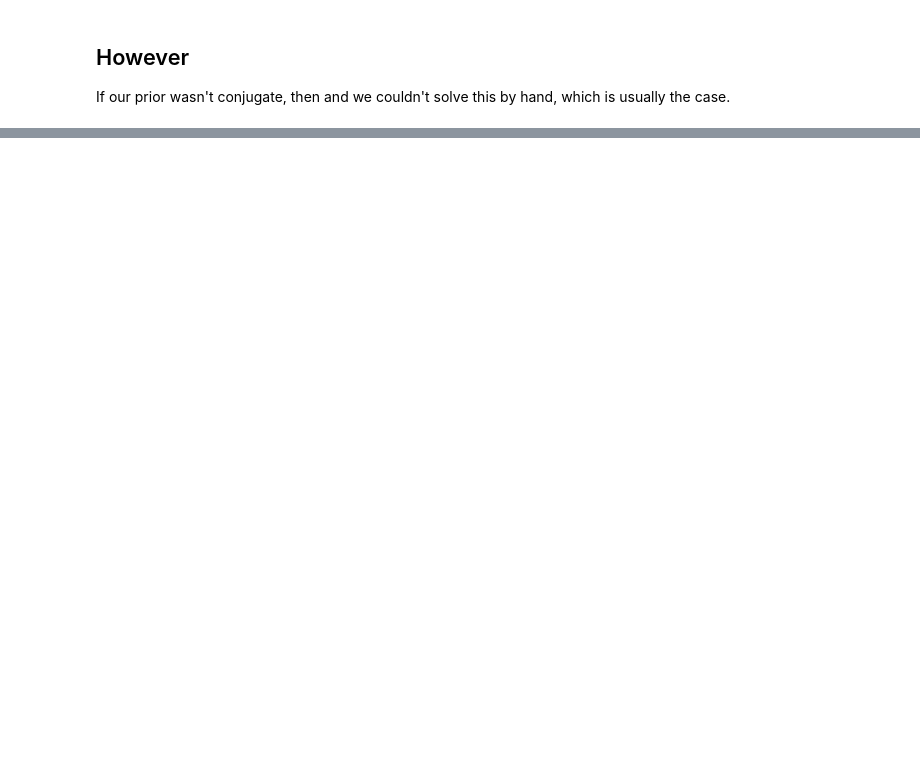
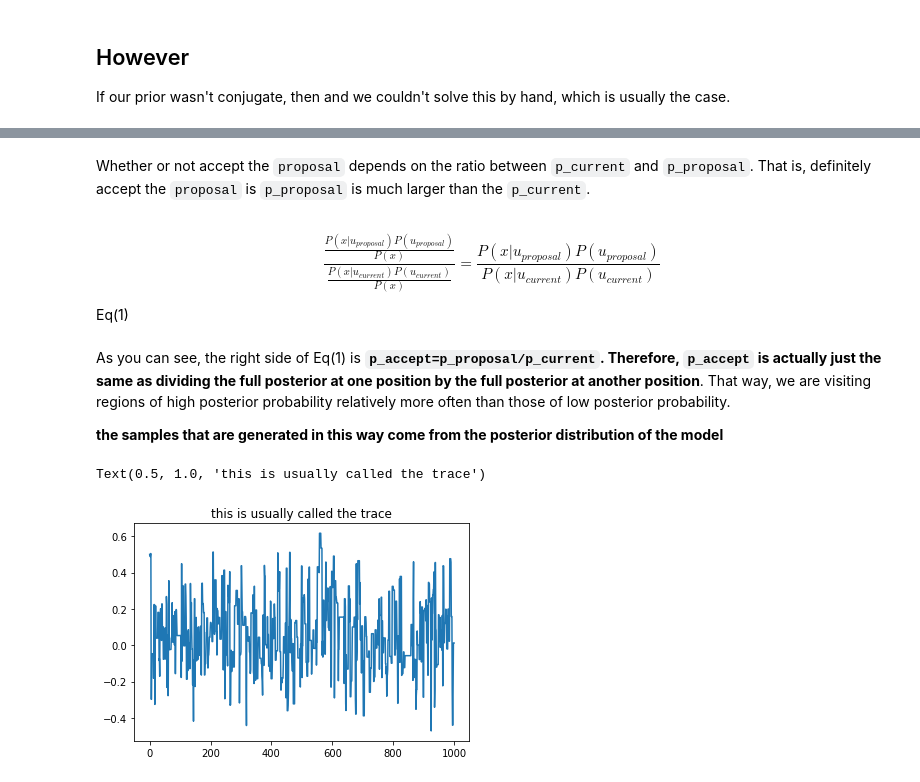
Before and after one commit to XiuliChen/Markov-chain-Monte-Carlo-, a Jupyter notebook: MCMC for beginners.ipynb, the cells around one changed output, grey strips where cells are left out. Cells and saved outputs as stored; diff of their text form; code cells hidden in the pictures; blank space fills up the shorter version.

Commit message:
MCMC sampler with examples

```diff
--- a/MCMC for beginners.ipynb
+++ b/MCMC for beginners.ipynb
@@ -38,0 +79,59 @@ If our prior wasn't conjugate, then and we couldn't solve this by hand, which is
+# %% [markdown]
+Whether or not accept the `proposal` depends on the ratio between `p_current` and `p_proposal`. That is, definitely accept the `proposal` is `p_proposal` is much larger than the `p_current`.
+# %%
+p_accept=p_proposal/p_current
+accept= np.random.rand()<p_accept
+if accept:
+    new_pos=proposal
+# %% [markdown]
+$$\frac{ \frac{P(x|u_{proposal})P(u_{proposal})}{P(x)} } { \frac{P(x|u_{current})P(u_{current})}{P(x)} }=\frac{P(x|u_{proposal})P(u_{proposal})}{P(x|u_{current})P(u_{current}) }$$
+
+
+Eq(1)
+# %% [markdown]
+As you can see, the right side of Eq(1) is **`p_accept=p_proposal/p_current`. Therefore, `p_accept` is actually just the same as dividing the full posterior at one position by the full posterior at another position**. That way, we are visiting regions of high posterior probability relatively more often than those of low posterior probability.
+
+**the samples that are generated in this way come from the posterior distribution of the model**
+# %%
+# put it together
+
+def MCMC_sampler(data,n_samples=4, mu_init=0.5, proposal_width=0.5, prior_mu=0, prior_std=1.):
+    data_sigma=2 # we assume that we know
+    mu_current=mu_init
+    posterior=[mu_current]
+
+    for i in range(n_samples):
+        proposal=norm(mu_current, proposal_width).rvs()
+
+        # step 1: prior
+        prior_current=norm(prior_mu,prior_sigma).pdf(mu_current)
+        prior_proposal=norm(prior_mu,prior_sigma).pdf(proposal)
+
+        # step 2:likelihood with mu_current vs proposal
+        likelihood_current=norm(mu_current,data_sigma).pdf(data).prod()
+        likelihood_proposal=norm(proposal,data_sigma).pdf(data).prod()
+
+        #Nominator of Bayes formula
+        p_current=prior_current*likelihood_current
+        p_proposal=prior_proposal*likelihood_proposal
+
+
+        p_accept=p_proposal/p_current
+        accept= np.random.rand()<p_accept
+        if accept:
+            mu_current=proposal
+
+        posterior.append(mu_current)
+
+    return np.array(posterior)
+# %%
+# generate s_samples from the posterior
+
+n_samples=1000
+posterior=MCMC_sampler(data,n_samples)
+
+plt.plot(posterior)
+plt.title('this is usually called the trace')
+# %% [output]
+Text(0.5, 1.0, 'this is usually called the trace')
+[figure, added]
```
Also changed, not shown: parts of 14 cells of this notebook.
